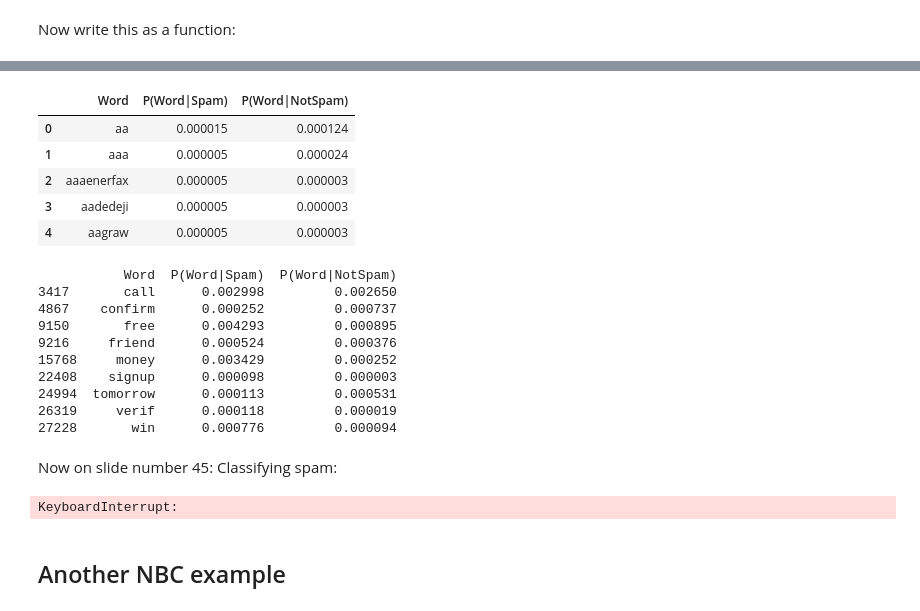
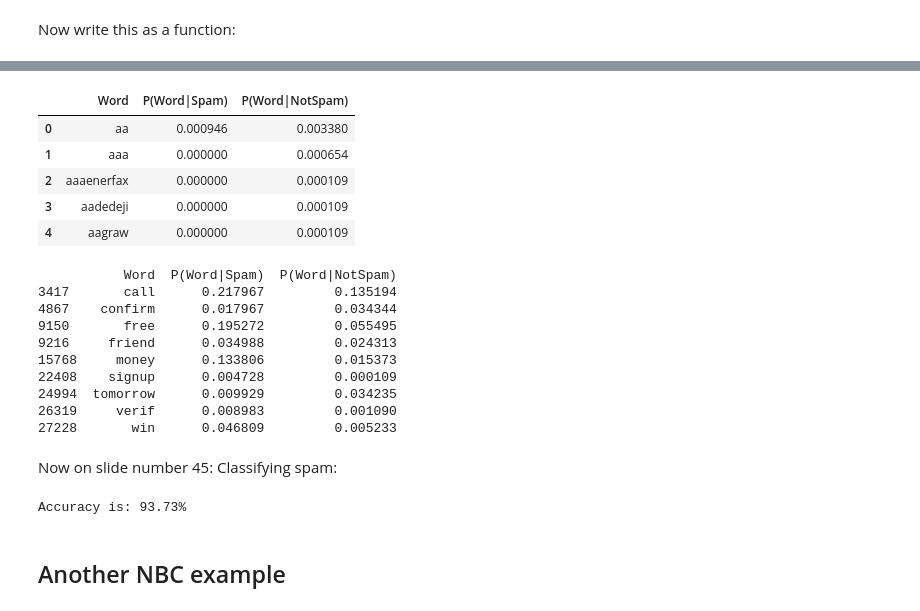
Before and after one commit to AI-481-Team/NaiveBayesClassifier, a Jupyter notebook: TryingAndTesting/playground.ipynb, the cells around one changed output, grey strips where cells are left out. Cells and saved outputs as stored; diff of their text form; code cells hidden in the pictures.

Commit message:
playground extended + started pyfiles + result notebook (not working yet)

```diff
--- a/TryingAndTesting/playground.ipynb
+++ b/TryingAndTesting/playground.ipynb
@@ -106,6 +115,7 @@ import pandas as pd
 from sklearn.feature_extraction.text import CountVectorizer
 import numpy as np
 
+"""
 data_path = "../Data/Preprocessing/data_cooked.csv"
 
 dataframe = pd.read_csv(data_path)
@@ -117,5 +127,6 @@ dataframe = dataframe.dropna(subset=['Message']).reset_index(drop=True)
 mails = dataframe['Message']
 labels = dataframe['Category']
 
-cv = CountVectorizer()
-word_count_matrix = cv.fit_transform(mails.to_numpy()).toarray()
+#cv = CountVectorizer()
+#word_count_matrix = cv.fit_transform(mails.to_numpy()).toarray()
+"""
@@ -269,44 +347,44 @@ def get_cond_probas(mails:pd.DataFrame, labels:pd.DataFrame):
 # %%
 #GIve it a test
 data_path = "../Data/Preprocessing/data_cooked.csv"
 
 dataframe = pd.read_csv(data_path)
 
 # somehow there are missing values somewhere, may have to check Preprocessing.ipynb again
 # very important to reset index! Because pandas would otherwise memorize the old indices which is bad for what is about to come
 dataframe = dataframe.dropna(subset=['Message']).reset_index(drop=True)
 
 mails = dataframe['Message']
 labels = dataframe['Category']
 
-cond_probas = get_cond_probas(mails=mails,labels=labels)
+cond_probas = get_cond_probas_attempt_1(p_mails=mails,p_labels=labels)
 
 cond_probas.head()
 # %% [output]
 |  | Word | P(Word|Spam) | P(Word|NotSpam) |
-| 0 | aa | 0.000015 | 0.000124 |
-| 1 | aaa | 0.000005 | 0.000024 |
-| 2 | aaaenerfax | 0.000005 | 0.000003 |
-| 3 | aadedeji | 0.000005 | 0.000003 |
-| 4 | aagraw | 0.000005 | 0.000003 |
+| 0 | aa | 0.000946 | 0.003380 |
+| 1 | aaa | 0.000000 | 0.000654 |
+| 2 | aaaenerfax | 0.000000 | 0.000109 |
+| 3 | aadedeji | 0.000000 | 0.000109 |
+| 4 | aagraw | 0.000000 | 0.000109 |
 # %%
 #Just out of curiosity some smaple conditional probabilities
 examples = ['free', 'call', 'friend', "tomorrow", 'signup', 'money', 'win', 'verif', 'confirm']
 
-selected_probabilities = probabilities_df[probabilities_df['Word'].isin(examples)]
+selected_probabilities = cond_probas[cond_probas['Word'].isin(examples)]
 
 print(selected_probabilities)
 # %% [output]
            Word  P(Word|Spam)  P(Word|NotSpam)
-3417       call      0.002998         0.002650
-4867    confirm      0.000252         0.000737
-9150       free      0.004293         0.000895
-9216     friend      0.000524         0.000376
-15768     money      0.003429         0.000252
-22408    signup      0.000098         0.000003
-24994  tomorrow      0.000113         0.000531
-26319     verif      0.000118         0.000019
-27228       win      0.000776         0.000094
+3417       call      0.217967         0.135194
+4867    confirm      0.017967         0.034344
+9150       free      0.195272         0.055495
+9216     friend      0.034988         0.024313
+15768     money      0.133806         0.015373
+22408    signup      0.004728         0.000109
+24994  tomorrow      0.009929         0.034235
+26319     verif      0.008983         0.001090
+27228       win      0.046809         0.005233
 # %% [markdown]
 Now on slide number 45: Classifying spam:
 # %%
@@ -346,7 +424,6 @@ def classify_message(message, cond_probas, prior_probas):
 #Warning
 # This cell may take a few minutes:
 # it loads the data, trains the model, makes predictions and calculates a score of the predictions
-
 
 #using train_test_split to make a train and a test set
 from sklearn.model_selection import train_test_split
@@ -355,22 +432,21 @@ data_path = "../Data/Preprocessing/data_cooked.csv"
 dataframe = pd.read_csv(data_path)
 dataframe = dataframe.dropna(subset=['Message']).reset_index(drop=True)
 
-
 mails = dataframe['Message']
 labels = dataframe['Category']
-
 
 #making a train set which is used to calculate the probabilities and a test set to test afterwards with non seen cases
 mails_train, mails_test, labels_train, labels_test = train_test_split(
     mails, labels, test_size=0.25, random_state=42,stratify=labels) #random_state shuffles all lines in the dataset, stratify balances the calsses spam and no spam because there's a lot more spam=no than spam=yes in our data
 
-
 #calling our functions from earlier
 prior_probas = get_prior_probas(mails_train, labels_train)
-cond_probas = get_cond_probas(mails_train, labels_train)
+
+#Decide if you use get_cond_probas_attempt_1 or get_cond_probas_attempt_2 HERE:
+conditional_probas = get_cond_probas_attempt_2(mails_train, labels_train)
 
 #creating the result array with a list comprehension for each test mail in mails_test
-results = [classify_message(msg, cond_probas, prior_probas) for msg in mails_test]
+results = [classify_message(msg, conditional_probas, prior_probas) for msg in mails_test]
 
 
 #calculate mean of an array that looks like this [True,False,False,True,True,True...]
@@ -381,7 +457,7 @@ results = [classify_message(msg, cond_probas, prior_probas) for msg in mails_tes
 accuracy = np.mean([pred == real for pred, real in zip(results, labels_test)])
 print(f"Accuracy is: {accuracy:.2%}")
 # %% [output]
-KeyboardInterrupt:
+Accuracy is: 93.73%
 # %% [markdown]
 ## Another NBC example
 # %%
```
Also changed, not shown: parts of 15 cells of this notebook, 6 other files.
